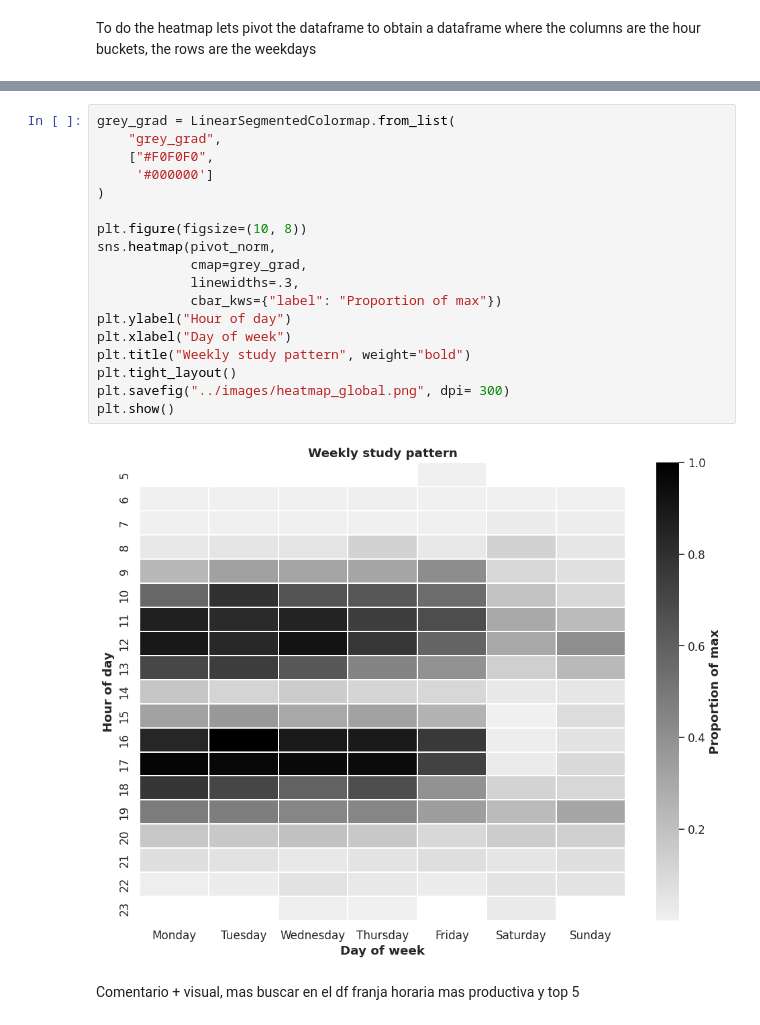
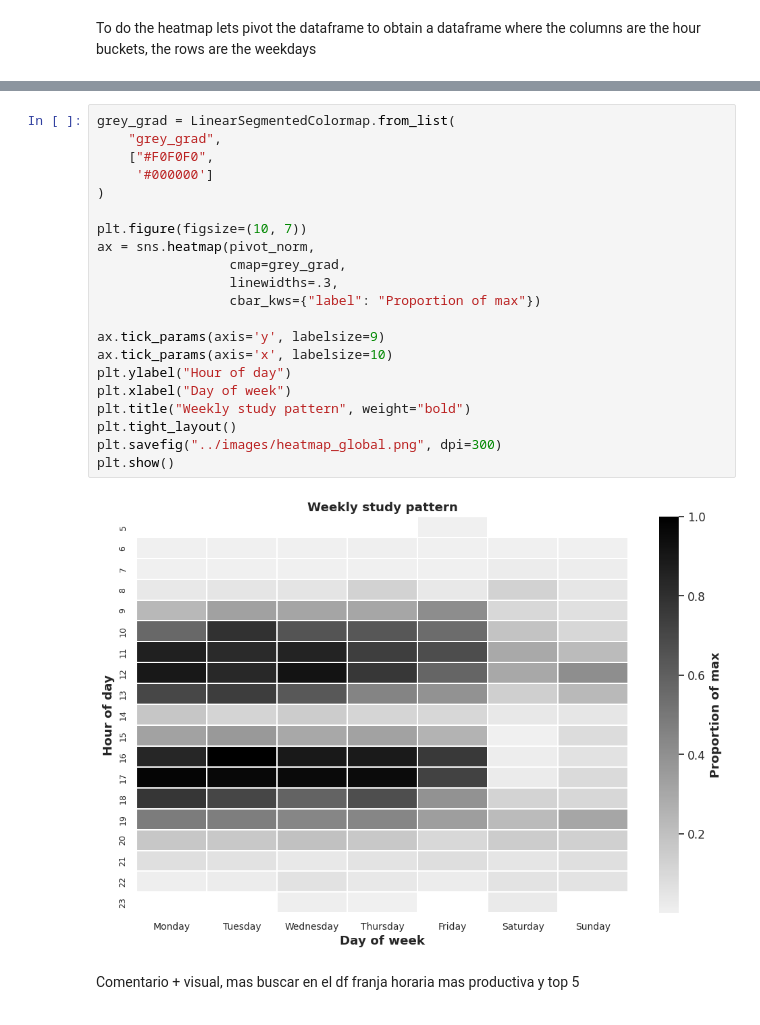
Before and after one commit to Oddman43/BIR_EDA, a Jupyter notebook: notebooks/data_analysis.ipynb, the cells around one changed output, grey strips where cells are left out. Saved outputs shown, nothing was run; the diff lists cells and outputs as text.

Commit message:
changed scale of text, added individual heatmaps

```diff
--- a/notebooks/data_analysis.ipynb
+++ b/notebooks/data_analysis.ipynb
@@ -461,22 +461,25 @@ memory usage: 1.2 KB
 # %%
 grey_grad = LinearSegmentedColormap.from_list(
     "grey_grad",
     ["#F0F0F0",
      '#000000']
 )
 
-plt.figure(figsize=(10, 8))
-sns.heatmap(pivot_norm,
-            cmap=grey_grad,
-            linewidths=.3,
-            cbar_kws={"label": "Proportion of max"})
+plt.figure(figsize=(10, 7))
+ax = sns.heatmap(pivot_norm,
+                 cmap=grey_grad,
+                 linewidths=.3,
+                 cbar_kws={"label": "Proportion of max"})
+
+ax.tick_params(axis='y', labelsize=9)
+ax.tick_params(axis='x', labelsize=10)
 plt.ylabel("Hour of day")
 plt.xlabel("Day of week")
 plt.title("Weekly study pattern", weight="bold")
 plt.tight_layout()
-plt.savefig("../images/heatmap_global.png", dpi= 300)
+plt.savefig("../images/heatmap_global.png", dpi=300)
 plt.show()
 # %% [output]
-[figure, old version]
+[figure, new version]
 # %% [markdown]
 Comentario + visual, mas buscar en el df franja horaria mas productiva y top 5
```
Also changed, not shown: parts of 6 cells of this notebook, 9 other files.
